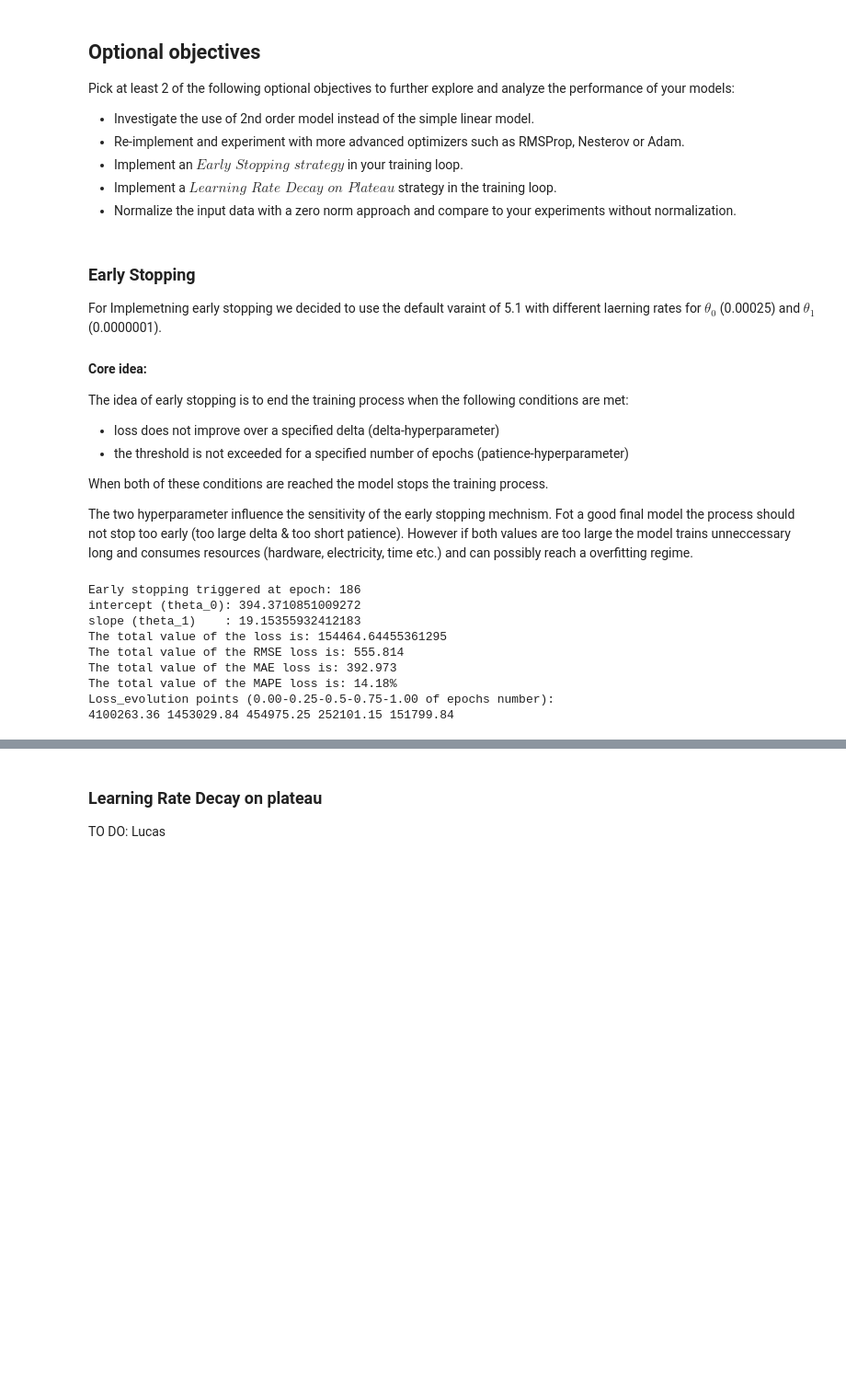
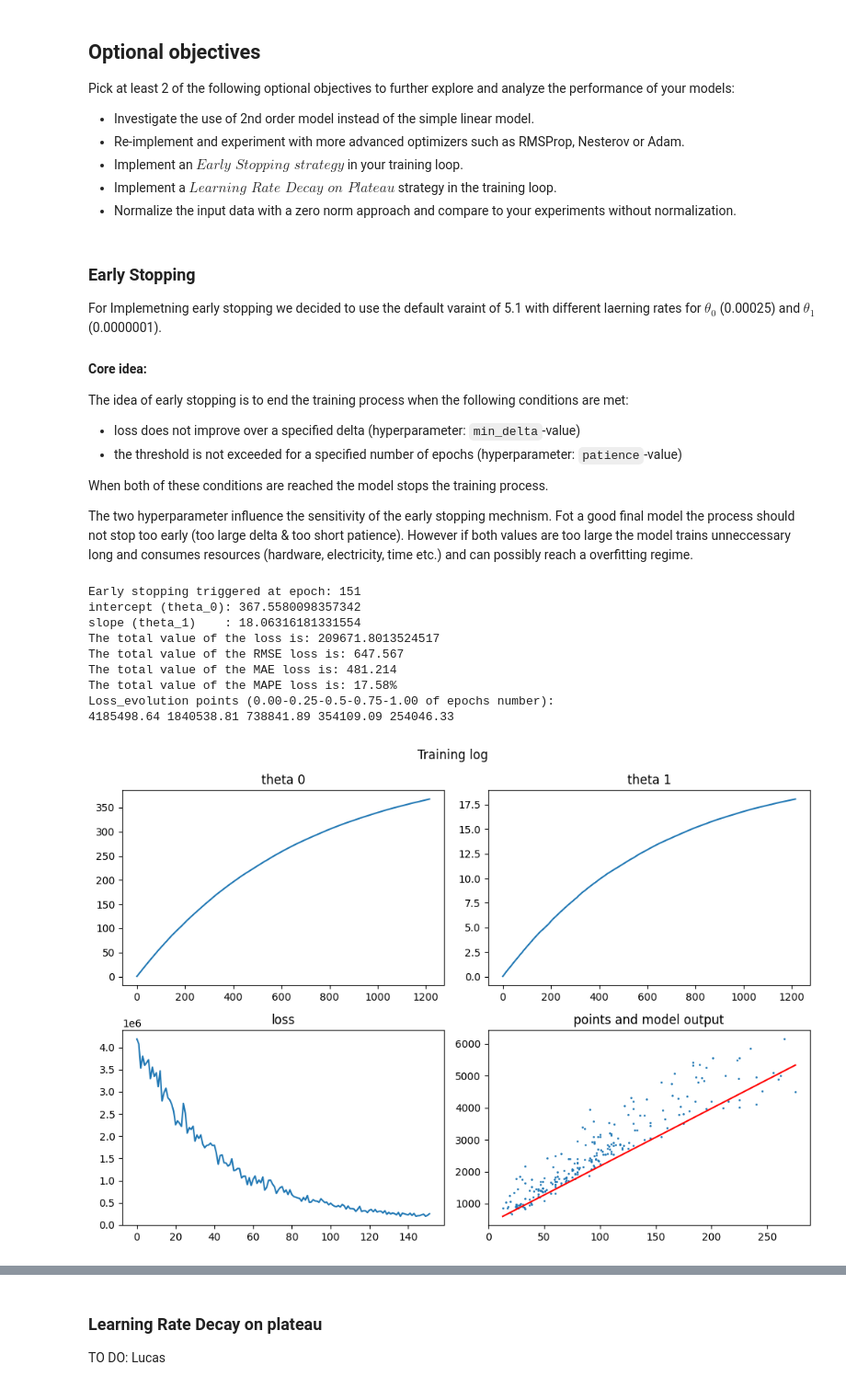
Before and after one commit to jdemidova/deep-learning-mpw, a Jupyter notebook: notebooks/cg/lucas_cg-linear-regression-stud.ipynb, the cells around one changed output, grey strips where cells are left out. Shown at 92% size. Drawn from its saved outputs; the diff is of its cells as text; code cells hidden in the pictures; blank space fills up the shorter version.

```diff
--- a/notebooks/cg/lucas_cg-linear-regression-stud.ipynb
+++ b/notebooks/cg/lucas_cg-linear-regression-stud.ipynb
@@ -914,8 +914,8 @@ Pick at least 2 of the following optional objectives to further explore and anal
 For Implemetning early stopping we decided to use the default varaint of 5.1 with different laerning rates for $\theta_0$ (0.00025) and $\theta_1$ (0.0000001).
 #### Core idea:
 The idea of early stopping is to end the training process when the following conditions are met:
-- loss does not improve over a specified delta (delta-hyperparameter)
-- the threshold is not exceeded for a specified number of epochs (patience-hyperparameter)
+- loss does not improve over a specified delta (hyperparameter: `min_delta`-value)
+- the threshold is not exceeded for a specified number of epochs (hyperparameter: `patience`-value)
 
 
 When both of these conditions are reached the model stops the training process.
@@ -990,42 +990,43 @@ for epoch in range(epochs):
     else:
         patience_counter += 1
 
     if patience_counter >= patience:
         stopped_epoch = epoch
         print(f"Early stopping triggered at epoch: {epoch}")
         break # interrupting the trainng loop when early stopping conditions are met
 
 
 print("intercept (theta_0):", t0)
 print("slope (theta_1)    :", t1)
 y_hat_node = t0 + t1 * living_area
 J = mse_loss(y_hat_node, rent_price)
 print("The total value of the loss is:", J)
 rmse = rmse_loss(y_hat_node, rent_price)
 mae = mae_loss(y_hat_node, rent_price)
 mape = mape_loss(y_hat_node, rent_price)
 print(f"The total value of the RMSE loss is: {rmse:.3f}")
 print(f"The total value of the MAE loss is: {mae:.3f}")
 print(f"The total value of the MAPE loss is: {mape * 100 :.2f}%")
 print("Loss_evolution points (0.00-0.25-0.5-0.75-1.00 of epochs number): ")
 print(f"{loss_evolution[0]:.2f}",
       f"{loss_evolution[len(loss_evolution) // 4]:.2f}",
       f"{loss_evolution[len(loss_evolution) // 2]:.2f}",
       f"{loss_evolution[len(loss_evolution) // 4 * 3]:.2f}",
       f"{loss_evolution[-1]:.2f}")
 # plateau_start = loss_evolution.index(next(filter(lambda x: x<=(0.25 * 1000000), loss_evolution)))
 # print("Approx loss plateau start (epoch):", plateau_start)
-# plot_training_log(loss_evolution, t0_evolution, t1_evolution, living_area, rent_price)
+plot_training_log(loss_evolution, t0_evolution, t1_evolution, living_area, rent_price)
 # %% [output]
-Early stopping triggered at epoch: 186
-intercept (theta_0): 394.3710851009272
-slope (theta_1)    : 19.15355932412183
-The total value of the loss is: 154464.64455361295
-The total value of the RMSE loss is: 555.814
-The total value of the MAE loss is: 392.973
-The total value of the MAPE loss is: 14.18%
+Early stopping triggered at epoch: 151
+intercept (theta_0): 367.5580098357342
+slope (theta_1)    : 18.06316181331554
+The total value of the loss is: 209671.8013524517
+The total value of the RMSE loss is: 647.567
+The total value of the MAE loss is: 481.214
+The total value of the MAPE loss is: 17.58%
 Loss_evolution points (0.00-0.25-0.5-0.75-1.00 of epochs number):
-4100263.36 1453029.84 454975.25 252101.15 151799.84
+4185498.64 1840538.81 738841.89 354109.09 254046.33
+[figure, added]
 # %% [markdown]
 ### Our observations
 After playing around with the `min_delta`- and `patience`- values we found that: `min_delta = 100` and `patience = 15` yield good results. The training loop stops at around 150-200 epochs. The high range can possibly explained by the strong oscillation of the `Loss`-curve.
```
Also changed, not shown: parts of 7 cells of this notebook.
